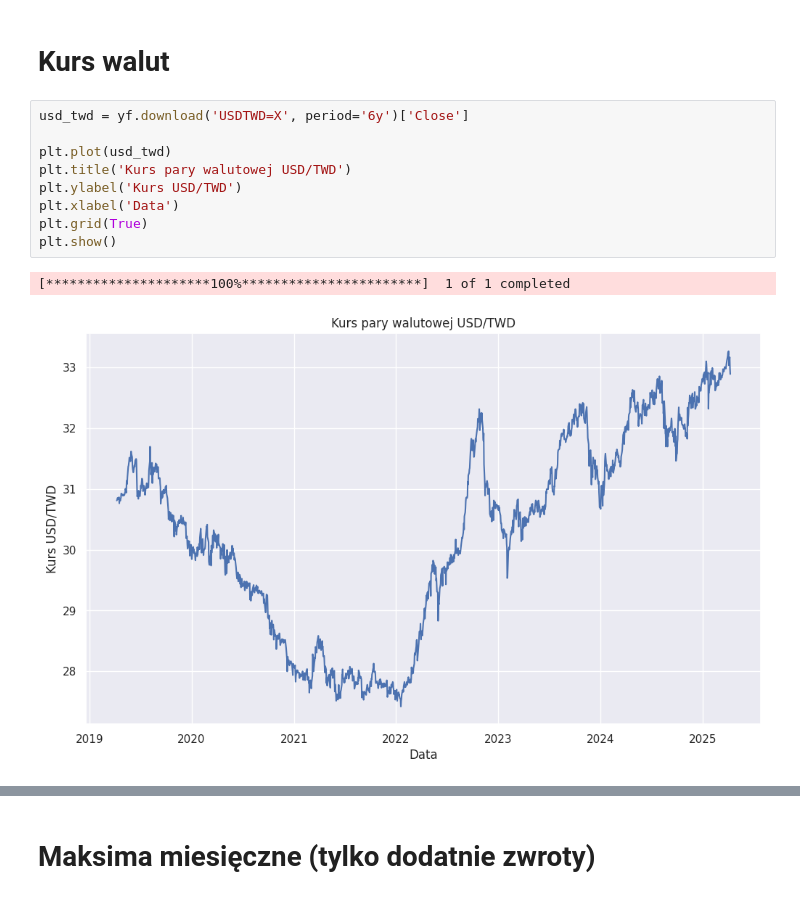
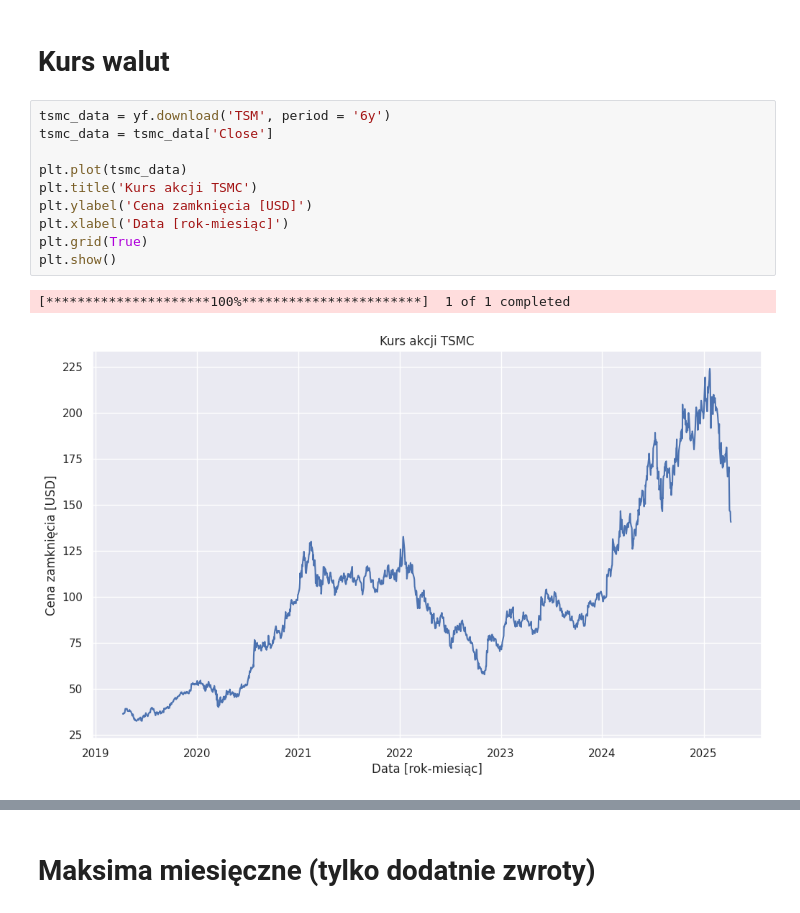
Before and after one commit to mathieuboro/nvidia_risk_management, a Jupyter notebook: maks.ipynb, the cells around one changed output, grey strips where cells are left out. Saved outputs shown, nothing was run; the diff lists cells and outputs as text.

Commit message:
feat: uzycie w maks.ipynb danych samsung i tsmc

```diff
--- a/maks.ipynb
+++ b/maks.ipynb
@@ -18,14 +19,15 @@ pd.set_option('display.float_format','{:.4f}'.format)
 # %% [markdown]
 # Kurs walut
 # %%
-usd_twd = yf.download('USDTWD=X', period='6y')['Close']
+tsmc_data = yf.download('TSM', period = '6y')
+tsmc_data = tsmc_data['Close']
 
-plt.plot(usd_twd)
-plt.title('Kurs pary walutowej USD/TWD')
-plt.ylabel('Kurs USD/TWD')
-plt.xlabel('Data')
+plt.plot(tsmc_data)
+plt.title('Kurs akcji TSMC')
+plt.ylabel('Cena zamknięcia [USD]')
+plt.xlabel('Data [rok-miesiąc]')
 plt.grid(True)
 plt.show()
 # %% [output]
 [*********************100%***********************]  1 of 1 completed
-[figure, old version]
+[figure, new version]
```
Also changed, not shown: parts of 29 cells of this notebook.
